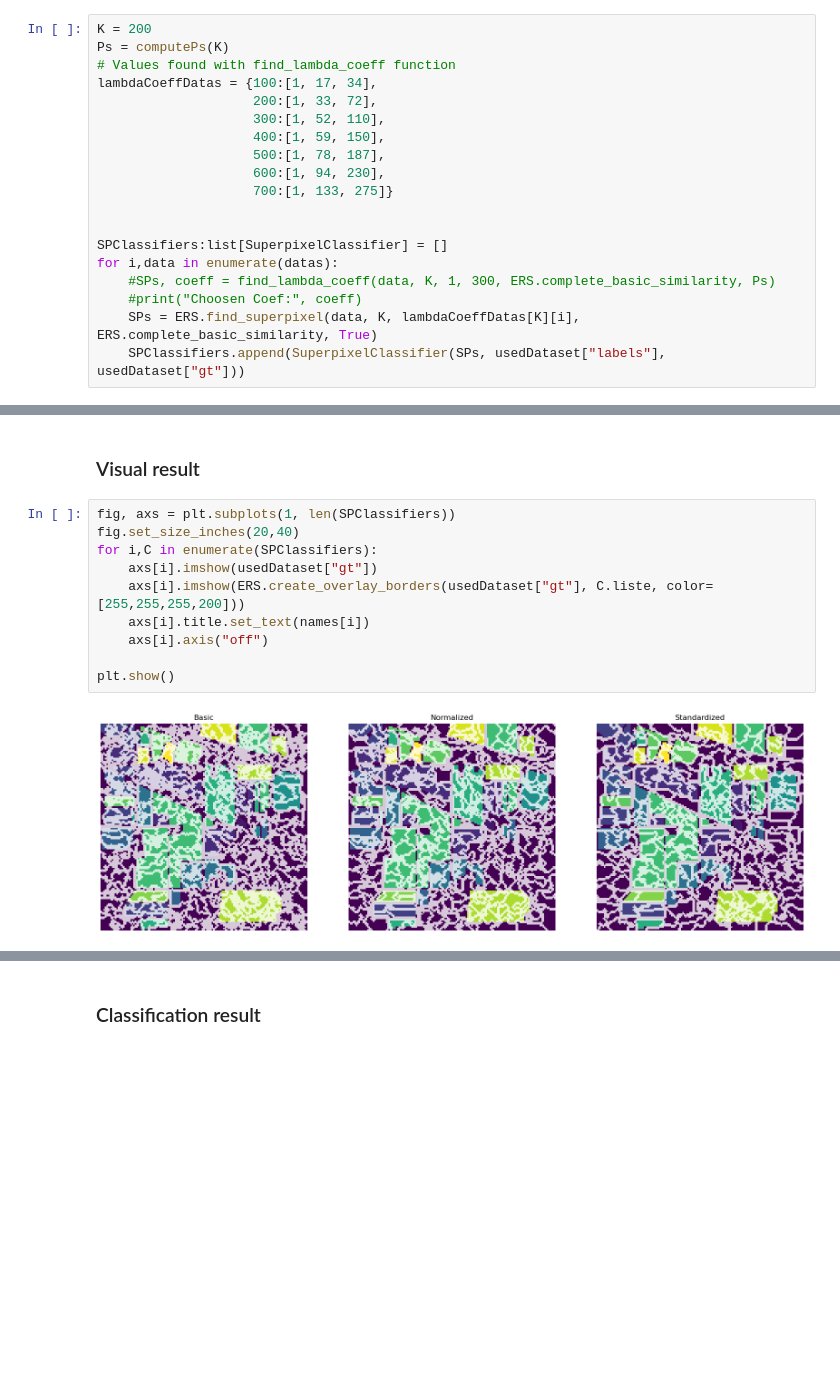
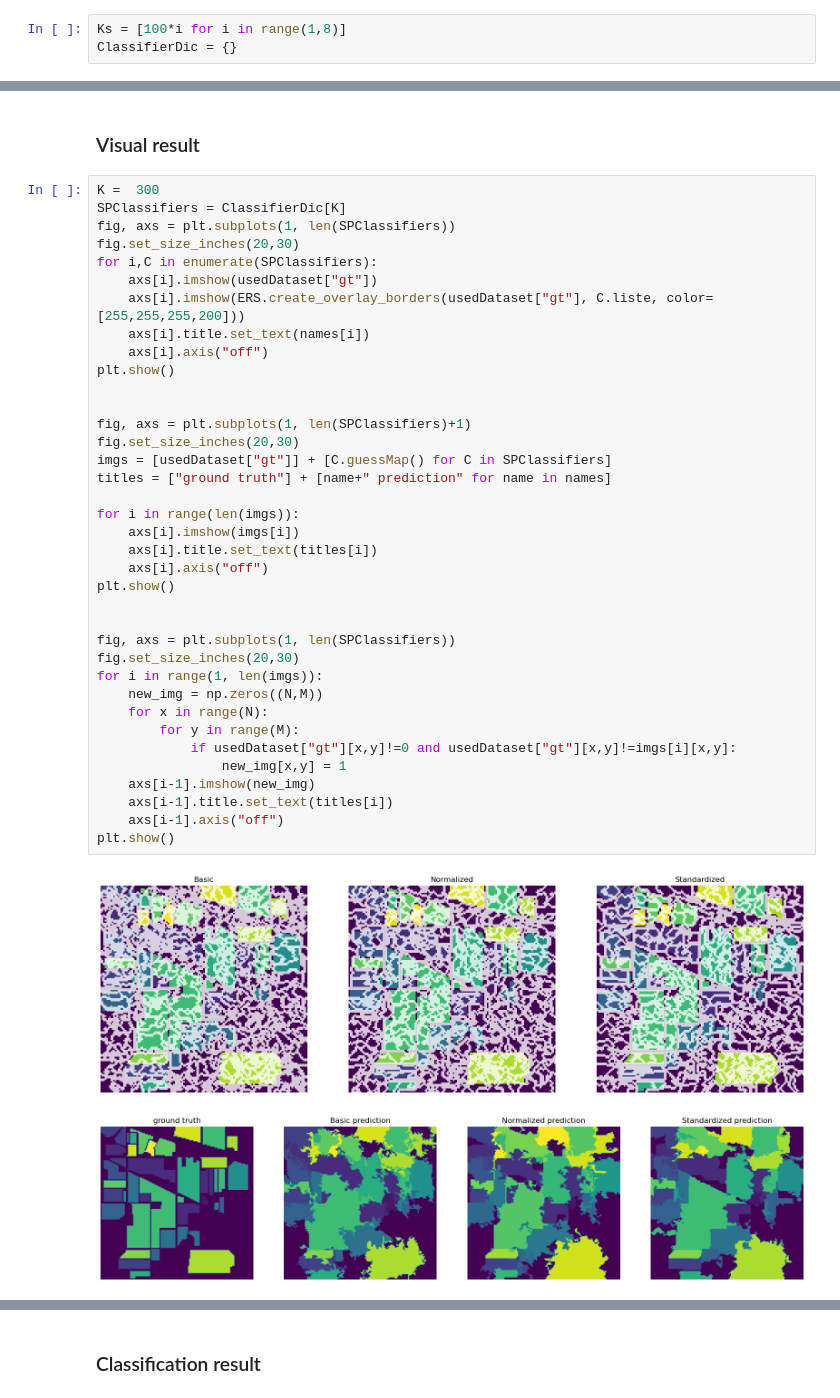
Before and after one commit to GeckSpy/M1-internship-SSGA, a Jupyter notebook: code/SPresult.ipynb, the cells around one changed output, grey strips where cells are left out. Saved outputs shown, nothing was run; the diff lists cells and outputs as text; blank space fills up the shorter version.

Commit message:
compared data format

```diff
--- a/code/SPresult.ipynb
+++ b/code/SPresult.ipynb
@@ -169,19 +128,3 @@ names = ["Basic", "Normalized", "Standardized"]
 # %%
-K = 200
-Ps = computePs(K)
-# Values found with find_lambda_coeff function
-lambdaCoeffDatas = {100:[1, 17, 34],
-                    200:[1, 33, 72],
-                    300:[1, 52, 110],
-                    400:[1, 59, 150],
-                    500:[1, 78, 187],
-                    600:[1, 94, 230],
-                    700:[1, 133, 275]}
-
-
-SPClassifiers:list[SuperpixelClassifier] = []
-for i,data in enumerate(datas):
-    #SPs, coeff = find_lambda_coeff(data, K, 1, 300, ERS.complete_basic_similarity, Ps)
-    #print("Choosen Coef:", coeff)
-    SPs = ERS.find_superpixel(data, K, lambdaCoeffDatas[K][i], ERS.complete_basic_similarity, True)
-    SPClassifiers.append(SuperpixelClassifier(SPs, usedDataset["labels"], usedDataset["gt"]))
+Ks = [100*i for i in range(1,8)]
+ClassifierDic = {}
@@ -188,14 +234,42 @@ for i,data in enumerate(datas):
 # %% [markdown]
 ### Visual result
 # %%
+K =  300
+SPClassifiers = ClassifierDic[K]
 fig, axs = plt.subplots(1, len(SPClassifiers))
-fig.set_size_inches(20,40)
+fig.set_size_inches(20,30)
 for i,C in enumerate(SPClassifiers):
     axs[i].imshow(usedDataset["gt"])
     axs[i].imshow(ERS.create_overlay_borders(usedDataset["gt"], C.liste, color=[255,255,255,200]))
     axs[i].title.set_text(names[i])
     axs[i].axis("off")
+plt.show()
 
+
+fig, axs = plt.subplots(1, len(SPClassifiers)+1)
+fig.set_size_inches(20,30)
+imgs = [usedDataset["gt"]] + [C.guessMap() for C in SPClassifiers]
+titles = ["ground truth"] + [name+" prediction" for name in names]
+
+for i in range(len(imgs)):
+    axs[i].imshow(imgs[i])
+    axs[i].title.set_text(titles[i])
+    axs[i].axis("off")
 plt.show()
+
+
+fig, axs = plt.subplots(1, len(SPClassifiers))
+fig.set_size_inches(20,30)
+for i in range(1, len(imgs)):
+    new_img = np.zeros((N,M))
+    for x in range(N):
+        for y in range(M):
+            if usedDataset["gt"][x,y]!=0 and usedDataset["gt"][x,y]!=imgs[i][x,y]:
+                new_img[x,y] = 1
+    axs[i-1].imshow(new_img)
+    axs[i-1].title.set_text(titles[i])
+    axs[i-1].axis("off")
+plt.show()
 # %% [output]
-[figure, old version]
+[figure, new version]
+[figure, added]
```
Also changed, not shown: parts of 22 cells of this notebook, 2 other files.
